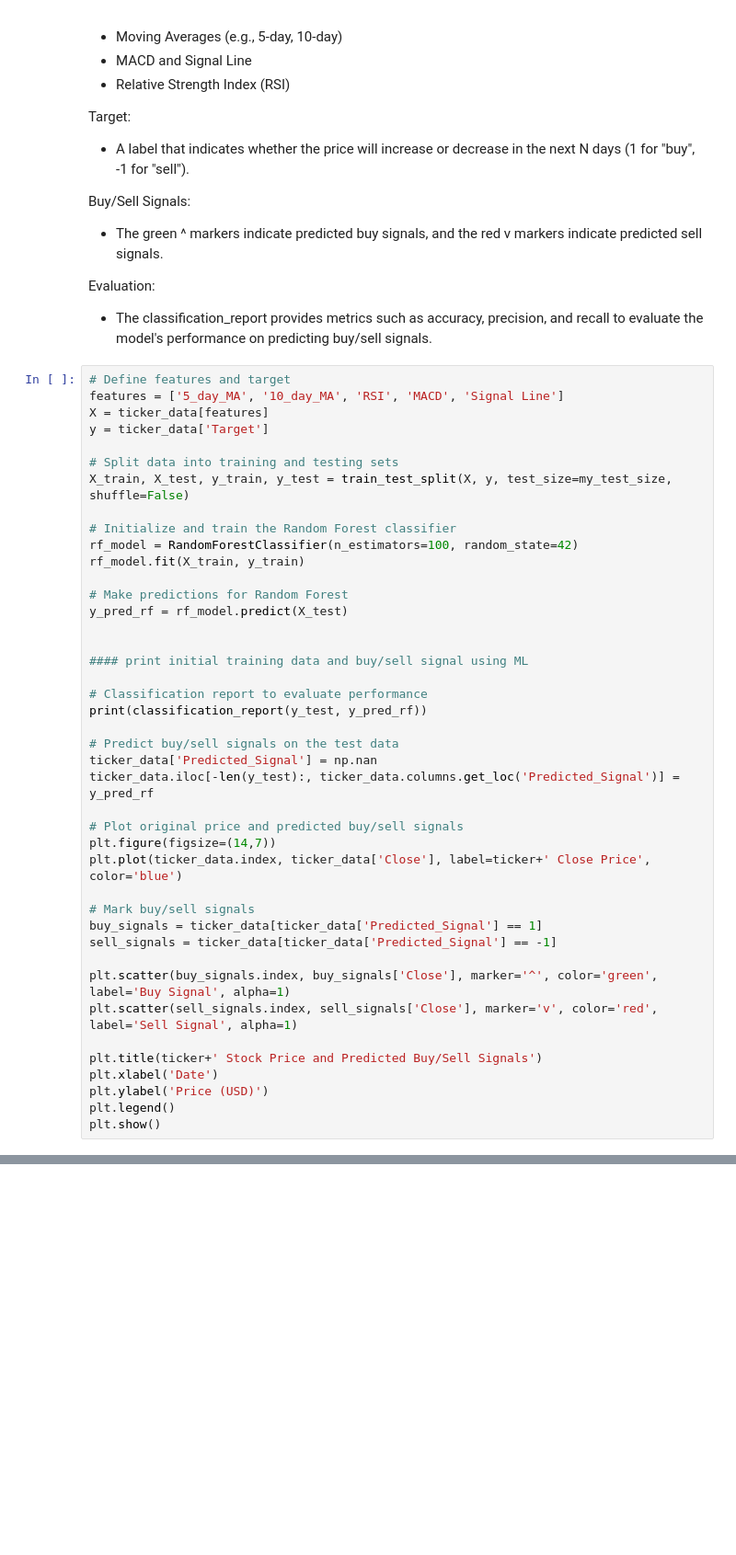
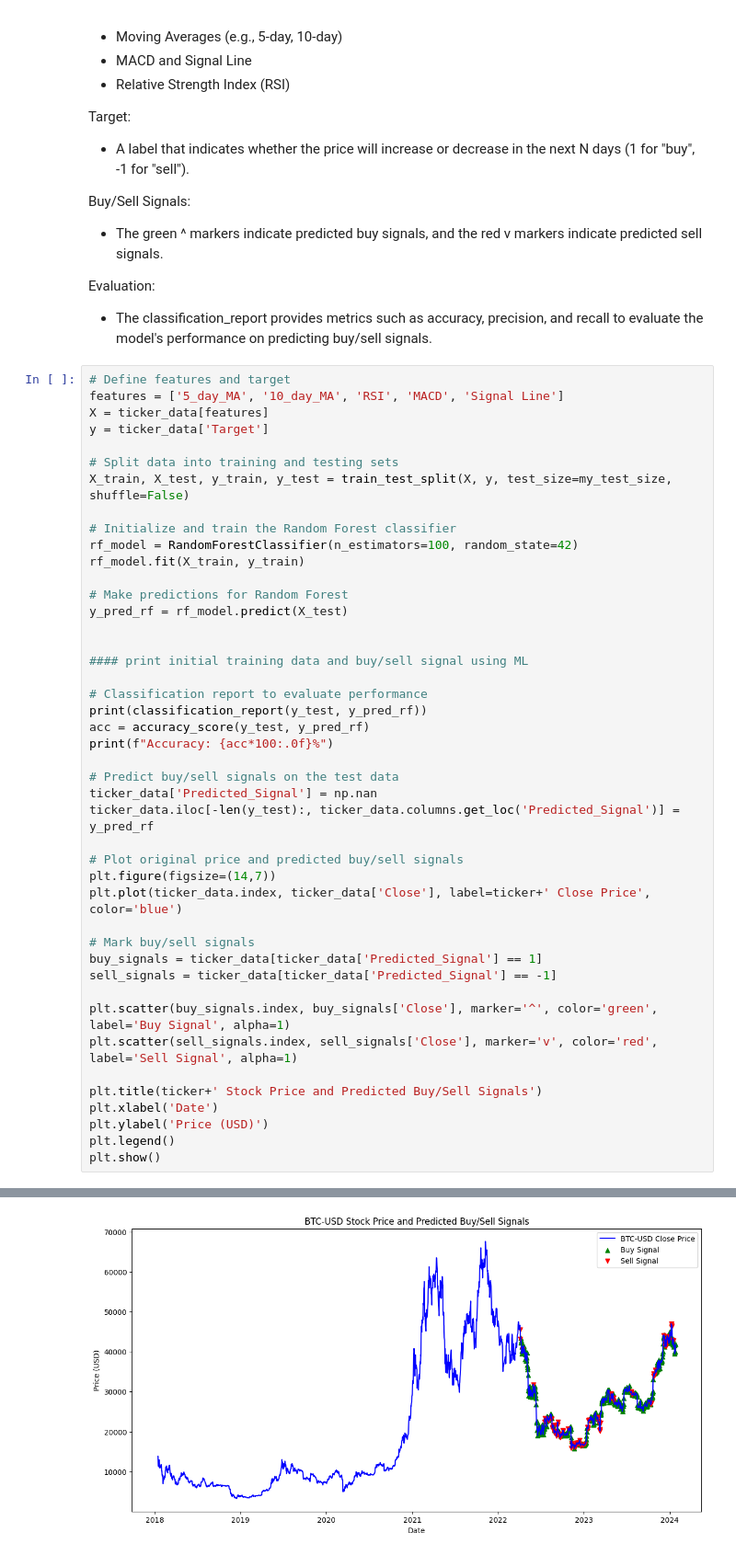
Before and after one commit to jasontancc/Can-ML-predict-stock-prices-, a Jupyter notebook: Can_ML_predict_stock_prices.ipynb, the cells around one changed output, grey strips where cells are left out. Shown: that part at 92% size. Drawn from its saved outputs; the diff is of its cells as text; blank space fills up the shorter version.

```diff
--- a/Can_ML_predict_stock_prices.ipynb
+++ b/Can_ML_predict_stock_prices.ipynb
@@ -124,6 +110,8 @@ y_pred_rf = rf_model.predict(X_test)
 
 # Classification report to evaluate performance
 print(classification_report(y_test, y_pred_rf))
+acc = accuracy_score(y_test, y_pred_rf)
+print(f"Accuracy: {acc*100:.0f}%")
 
 # Predict buy/sell signals on the test data
 ticker_data['Predicted_Signal'] = np.nan
@@ -145,3 +133,4 @@ plt.xlabel('Date')
 plt.ylabel('Price (USD)')
 plt.legend()
 plt.show()
+# %% [output]
@@ -148,3 +152,4 @@ plt.show()
+[figure, added]
 # %% [markdown]
 Simulating Buy and Sell:
 
```
Also changed, not shown: parts of 3 cells of this notebook.
